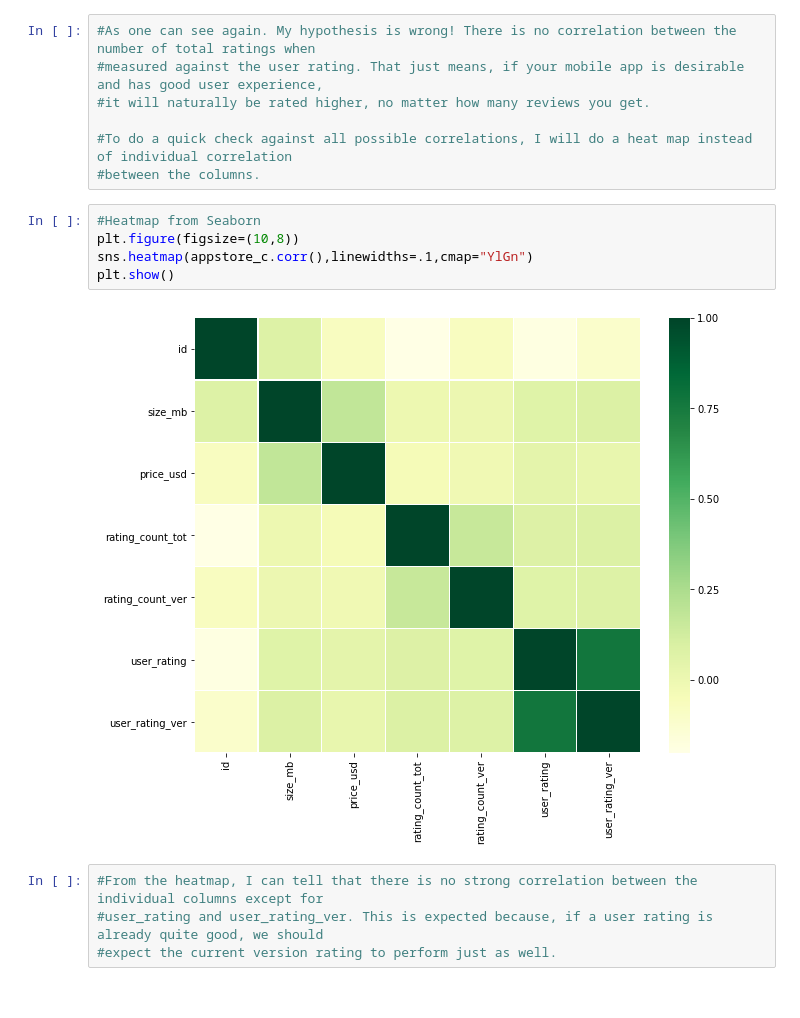
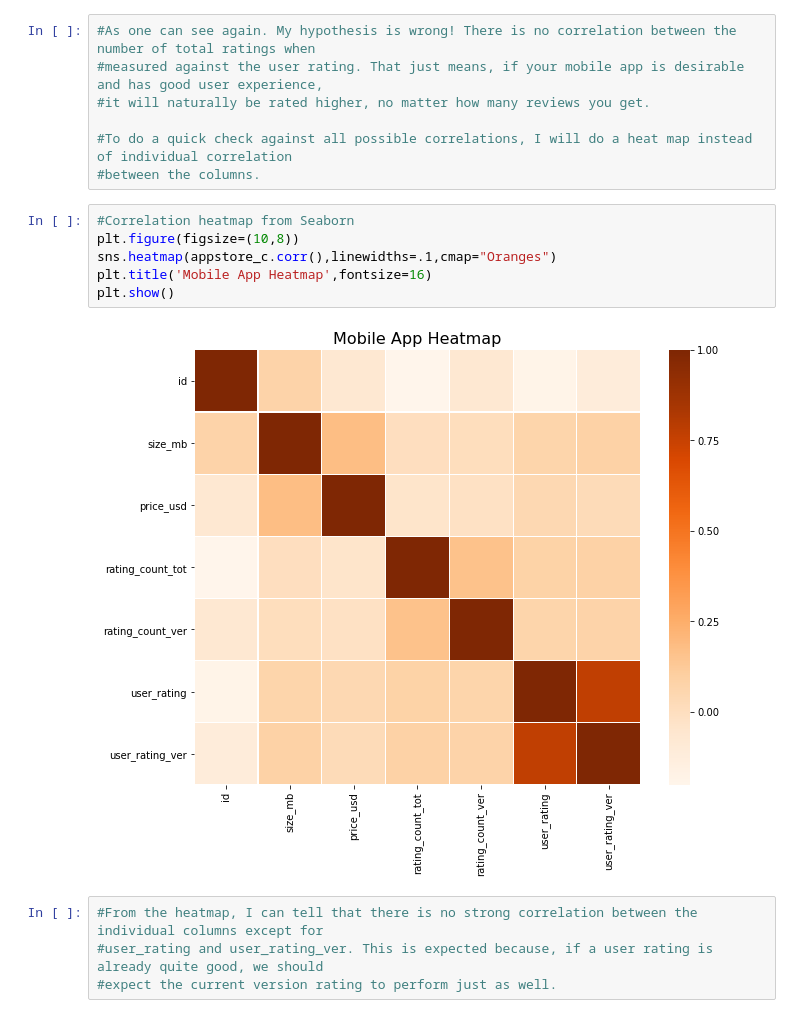
Before and after one commit to agchen92/AppleAppStore, a Jupyter notebook: AppleAppStore.ipynb, the cells around one changed output. Saved outputs shown, nothing was run; the diff lists cells and outputs as text.

```diff
--- a/AppleAppStore.ipynb
+++ b/AppleAppStore.ipynb
@@ -487,12 +584,13 @@ plt.show()
 #To do a quick check against all possible correlations, I will do a heat map instead of individual correlation
 #between the columns.
 # %%
-#Heatmap from Seaborn
+#Correlation heatmap from Seaborn
 plt.figure(figsize=(10,8))
-sns.heatmap(appstore_c.corr(),linewidths=.1,cmap="YlGn")
+sns.heatmap(appstore_c.corr(),linewidths=.1,cmap="Oranges")
+plt.title('Mobile App Heatmap',fontsize=16)
 plt.show()
 # %% [output]
-[figure, old version]
+[figure, new version]
 # %%
 #From the heatmap, I can tell that there is no strong correlation between the individual columns except for
 #user_rating and user_rating_ver. This is expected because, if a user rating is already quite good, we should
```
Also changed, not shown: parts of 10 cells of this notebook, 1 other file.
